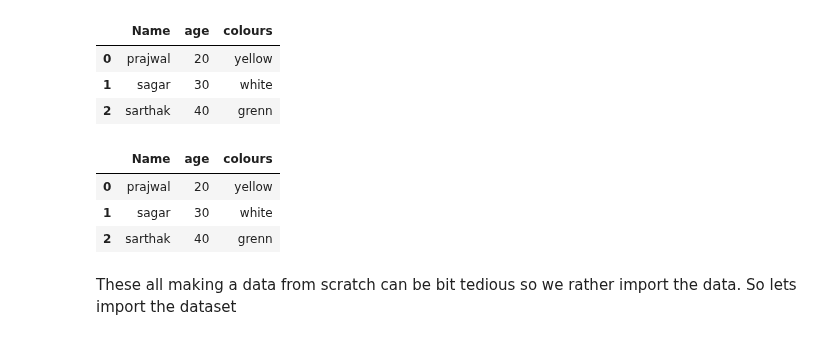
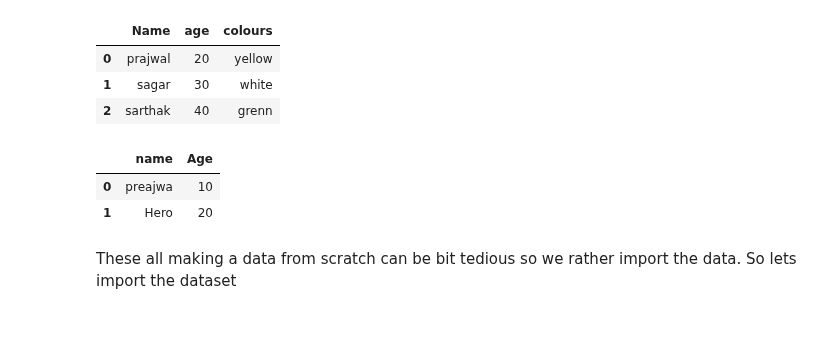
Before and after one commit to KhatiwadaPrajwal056/Data-Science-Libraries-, a Jupyter notebook: Pandas/pandas.ipynb, the cells around one changed output. Cells and saved outputs as stored; diff of their text form; code cells hidden in the pictures.

```diff
--- a/Pandas/pandas.ipynb
+++ b/Pandas/pandas.ipynb
@@ -62,14 +62,13 @@ human_data
 # %%
 hellodata=pd.DataFrame({
     "name":["preajwa","Hero"],
     "Age" :["10","20"]
 })
-human_data
+hellodata
 # %% [output]
-|  | Name | age | colours |
-| 0 | prajwal | 20 | yellow |
-| 1 | sagar | 30 | white |
-| 2 | sarthak | 40 | grenn |
+|  | name | Age |
+| 0 | preajwa | 10 |
+| 1 | Hero | 20 |
 # %% [markdown]
 These all making a data from scratch can be bit tedious so we rather import the data.
 So lets import the dataset
```
Also changed, not shown: 1 other file.
